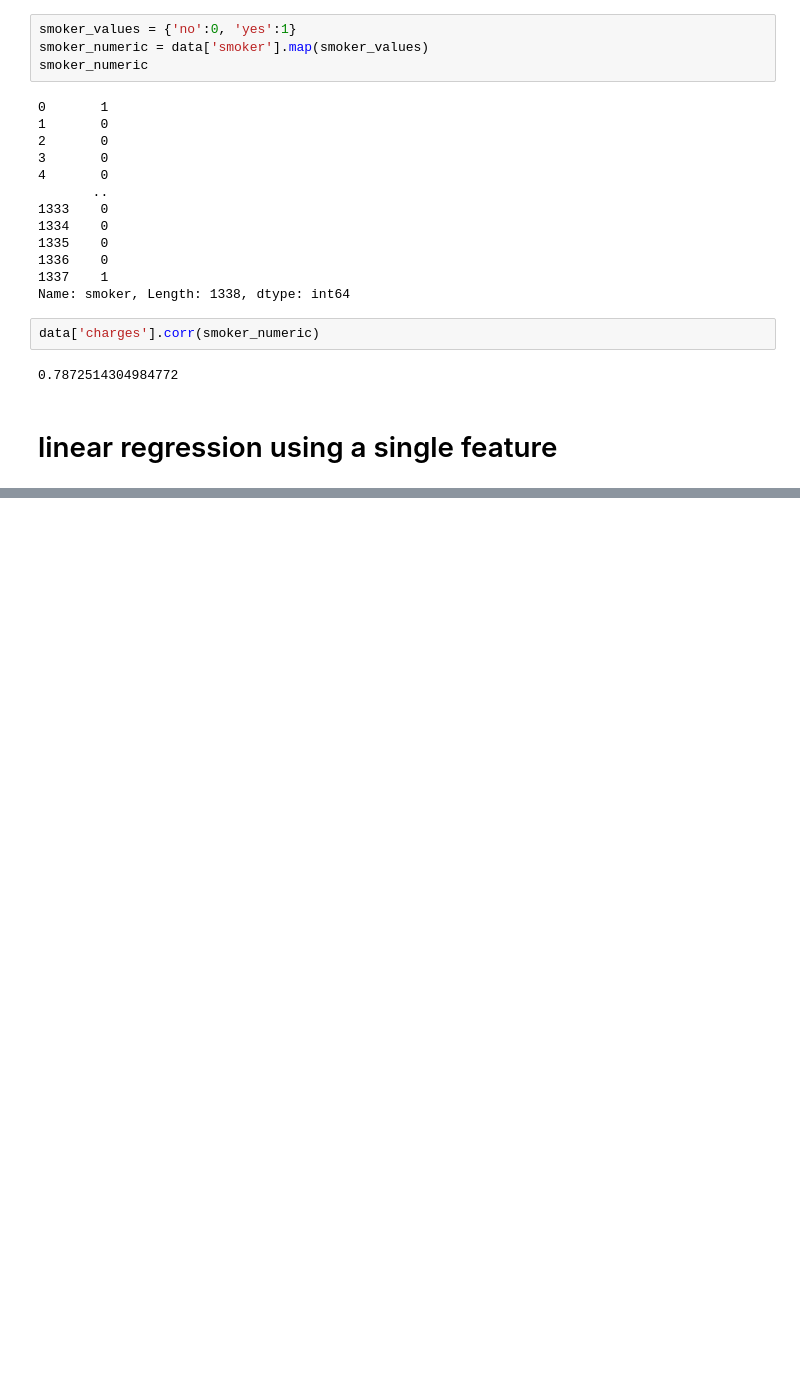
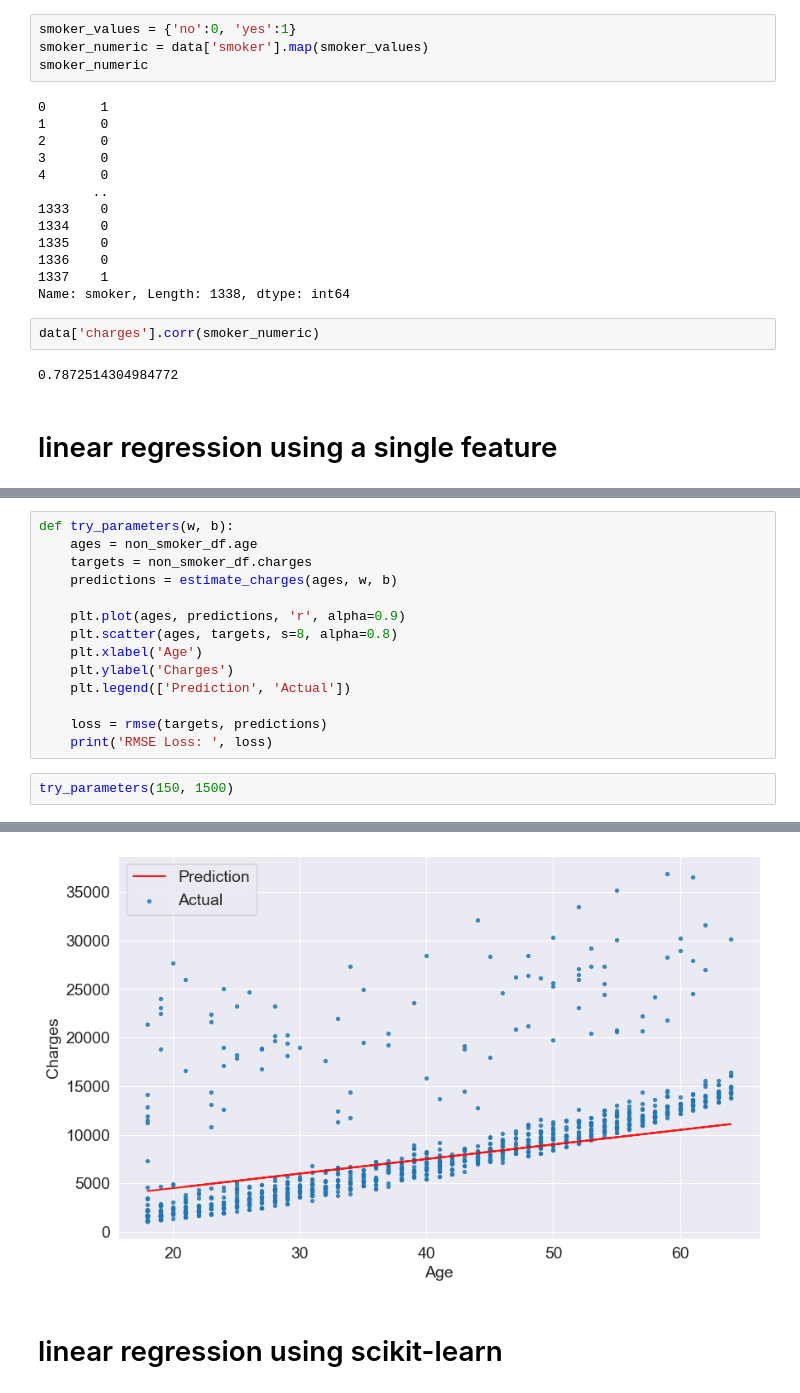
Before and after one commit to SwastikTripathi/yearly-medical-insurance-predictor, a Jupyter notebook: medical.ipynb, the cells around one changed output, grey strips where cells are left out. Drawn from its saved outputs; the diff is of its cells as text; blank space fills up the shorter version.

```diff
--- a/medical.ipynb
+++ b/medical.ipynb
@@ -221,0 +267,17 @@ data['charges'].corr(smoker_numeric)
+# %%
+def try_parameters(w, b):
+    ages = non_smoker_df.age
+    targets = non_smoker_df.charges
+    predictions = estimate_charges(ages, w, b)
+
+    plt.plot(ages, predictions, 'r', alpha=0.9)
+    plt.scatter(ages, targets, s=8, alpha=0.8)
+    plt.xlabel('Age')
+    plt.ylabel('Charges')
+    plt.legend(['Prediction', 'Actual'])
+
+    loss = rmse(targets, predictions)
+    print('RMSE Loss: ', loss)
+# %%
+try_parameters(150, 1500)
+# %% [output]
@@ -221,0 +285,3 @@ data['charges'].corr(smoker_numeric)
+[figure, added]
+# %% [markdown]
+# linear regression using scikit-learn
```
Also changed, not shown: parts of 12 cells of this notebook.
